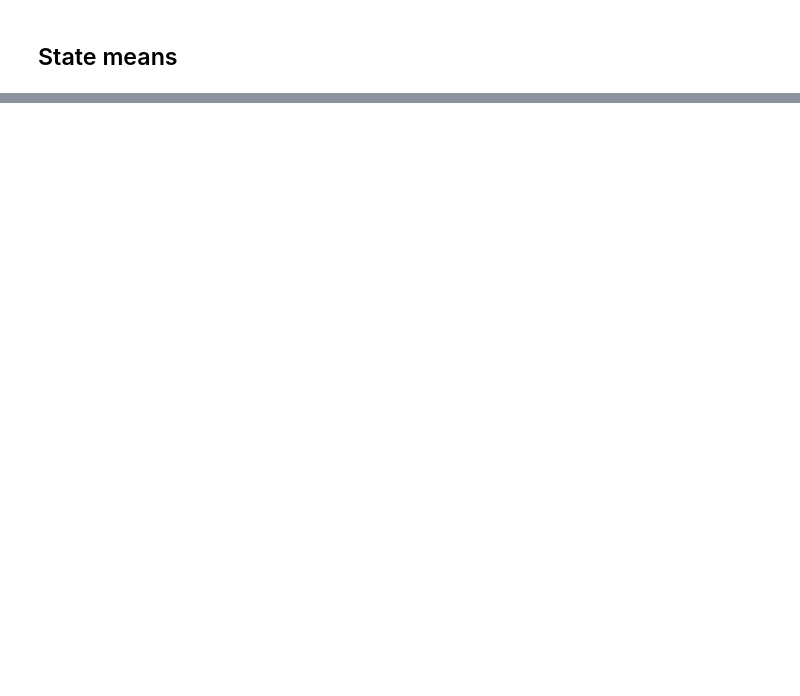
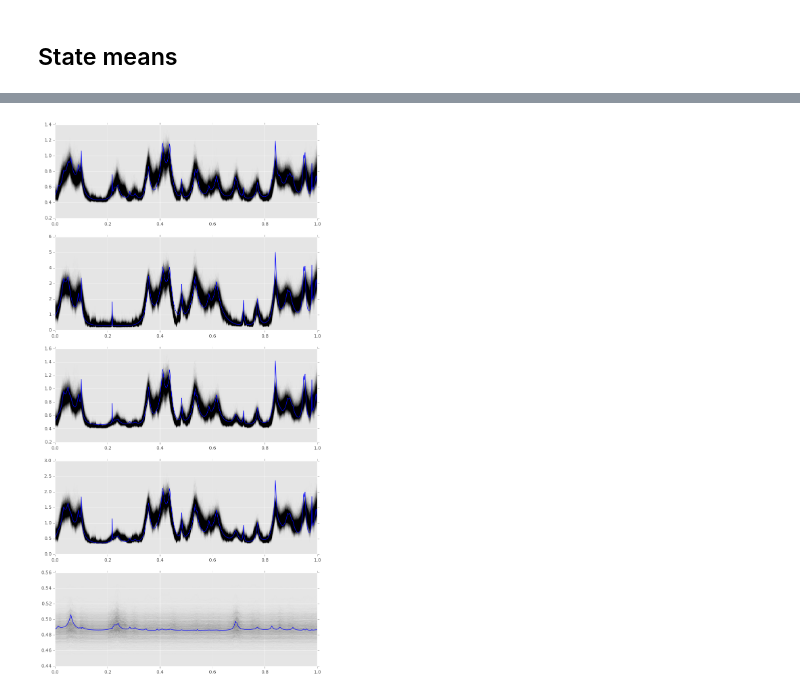
Before and after one commit to jmxpearson/laf, a Jupyter notebook: julia/laf_integration_test.ipynb, the cells around one changed output, grey strips where cells are left out. Cells and saved outputs as stored; diff of their text form; code cells hidden in the pictures; blank space fills up the shorter version.

```diff
--- a/julia/laf_integration_test.ipynb
+++ b/julia/laf_integration_test.ipynb
@@ -477,0 +509,11 @@ plot(ξ')
+# %%
+figure(figsize=(10, 20))
+for idx in 1:Np
+    subplot(Np, 1, idx)
+    this_σ = sqrt(slice(Σ, idx, idx, :, burn:thin:Niter))
+    plot(tobs, this_σ, color="black", alpha=trans)
+    plot(tobs, sqrt(slice(Σ_true, :, idx, idx)), color="blue")
+    xlim(tobs[1], tobs[end])
+end
+# %% [output]
+[figure, added]
```
Also changed, not shown: parts of 22 cells of this notebook, 1 other file.
